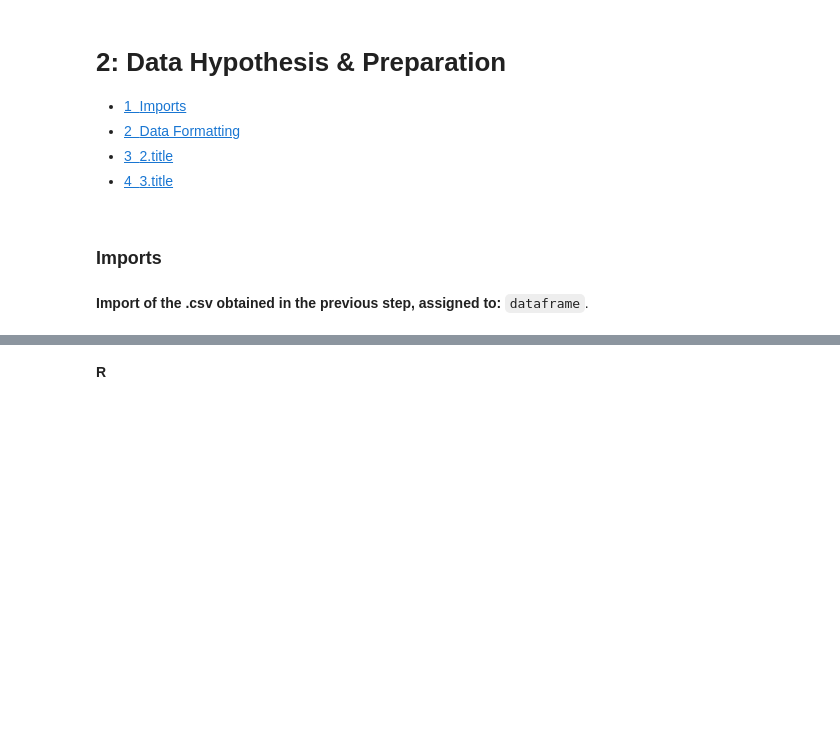
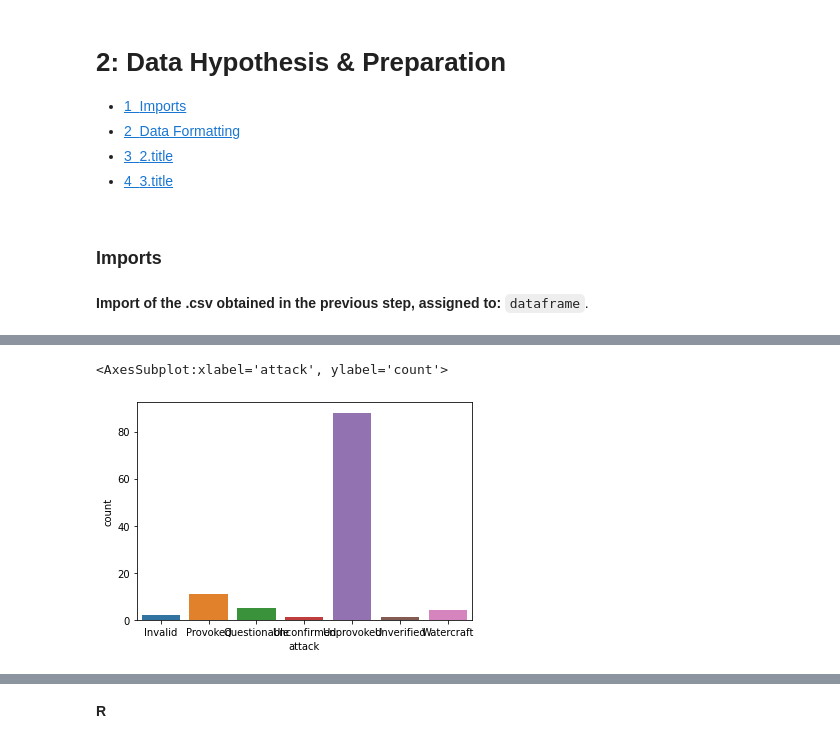
Before and after one commit to CristinaCallejo/EDA-Sharks-with-pandas, a Jupyter notebook: 2-Data-Hypothesis-and-Preparation.ipynb, the cells around one changed output, grey strips where cells are left out. Cells and saved outputs as stored; diff of their text form; code cells hidden in the pictures; blank space fills up the shorter version.

Commit message:
prep into visual

```diff
--- a/2-Data-Hypothesis-and-Preparation.ipynb
+++ b/2-Data-Hypothesis-and-Preparation.ipynb
@@ -106,0 +36,13 @@ df3
+# %%
+df2019['fatal'] = df2019['fatal'].replace(['N','Y','UNKNOWN',' N','F','2017','y','M','Y x 2','N '],['NO','YES','UNKNOWN','NO','YES','INVALID','YES','INVALID','INVALID','NO'])
+df2019 = df2019.rename(columns = {'type':'attack'})
+df2 = df2.rename(columns ={'2019_percent':'perc2019', '2020_percent':'perc2020'})
+df3 = df3.rename(columns ={'attack_type':'attack','2019_count':'count2019', '2020_count':'count2020'})
+df2.perc2019 = df2.perc2019*100
+df2.perc2020 = df2.perc2020*100
+# %%
+df2019 = df2019.astype({'attack':'category','activity':'category','fatal':'category'})
+df2[['perc2019']]= df2['perc2019'].astype('int64')
+df2[['perc2020']]= df2['perc2020'].astype('int64')
+df2 = df2.astype({'victim_activity':'category'})
+df3 = df3.astype({'attack':'category'})
@@ -106,0 +215,5 @@ df3
+# %%
+sns.countplot(x=df2019.attack)
+# %% [output]
+<AxesSubplot:xlabel='attack', ylabel='count'>
+[figure, added]
```
Also changed, not shown: parts of 55 cells of this notebook.
